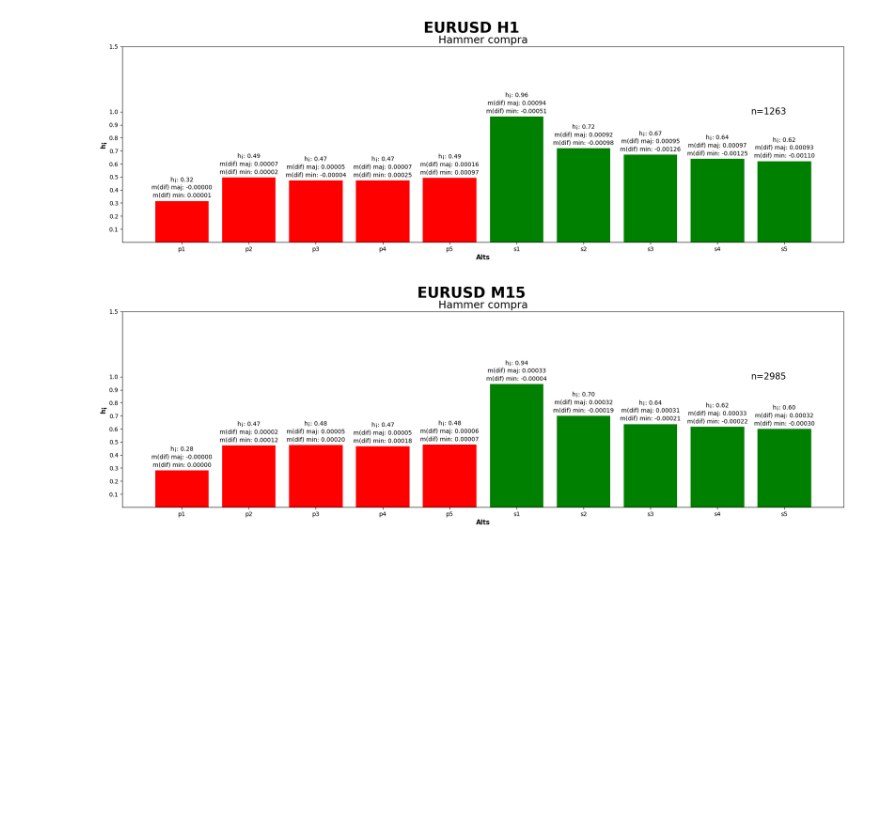
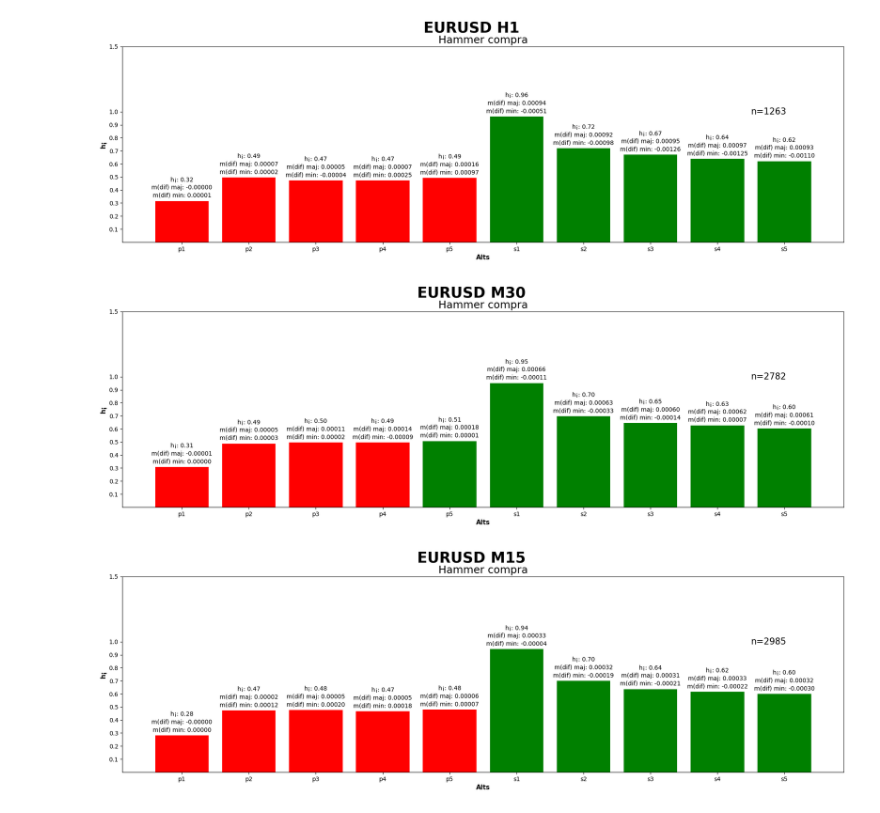
Before and after one commit to Bajmein/LaTia, a Jupyter notebook: informe.ipynb, the cells around one changed output. Cells and saved outputs as stored; diff of their text form; code cells hidden in the pictures; blank space fills up the shorter version.

```diff
--- a/informe.ipynb
+++ b/informe.ipynb
@@ -219,8 +219,10 @@ graficar(res, titulo='EURUSD H1', subtitulo='Hammer compra')
 # %% [output]
 [figure]
 # %%
-res = filtro['EURUSD']['compra']['Hammer'][filtro['EURUSD']['compra']['Hammer']['temporalidad'] == 'm5'.upper()]
+res = filtro['EURUSD']['compra']['Hammer'][filtro['EURUSD']['compra']['Hammer']['temporalidad'] == 'm30'.upper()]
 graficar(res, titulo='EURUSD M30', subtitulo='Hammer compra')
+# %% [output]
+[figure, added]
 # %%
 res = filtro['EURUSD']['compra']['Hammer'][filtro['EURUSD']['compra']['Hammer']['temporalidad'] == 'm15'.upper()]
 graficar(res, titulo='EURUSD M15', subtitulo='Hammer compra')
```
Also changed, not shown: parts of 2 cells of this notebook, 3 other files.
